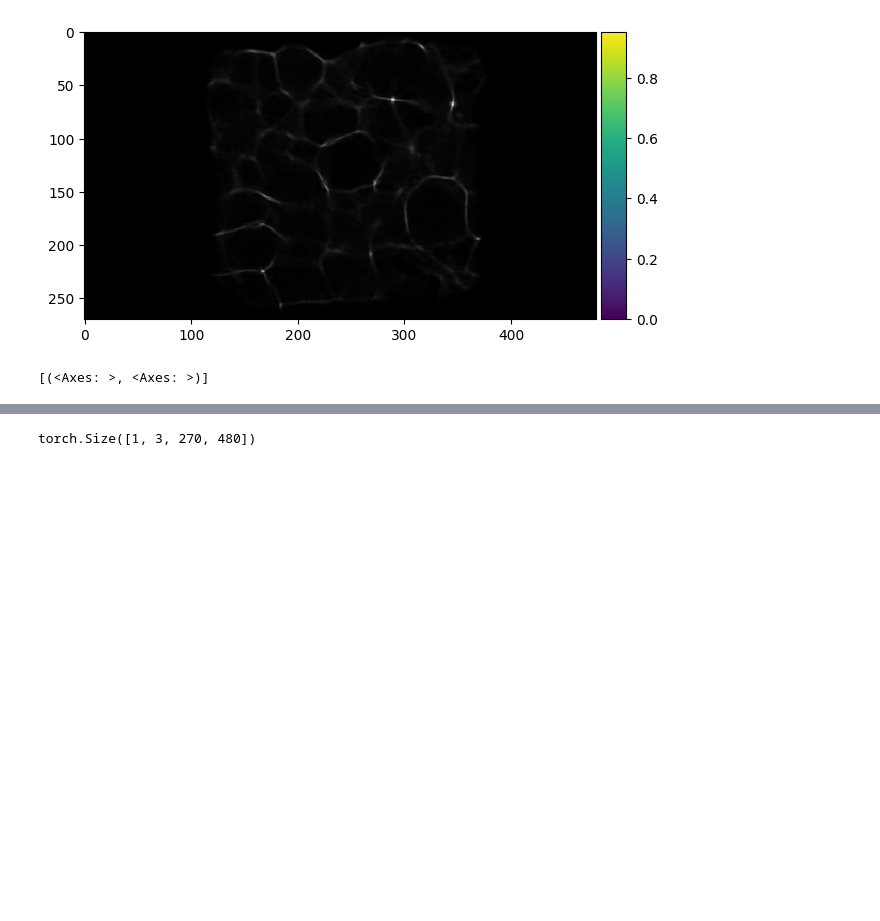
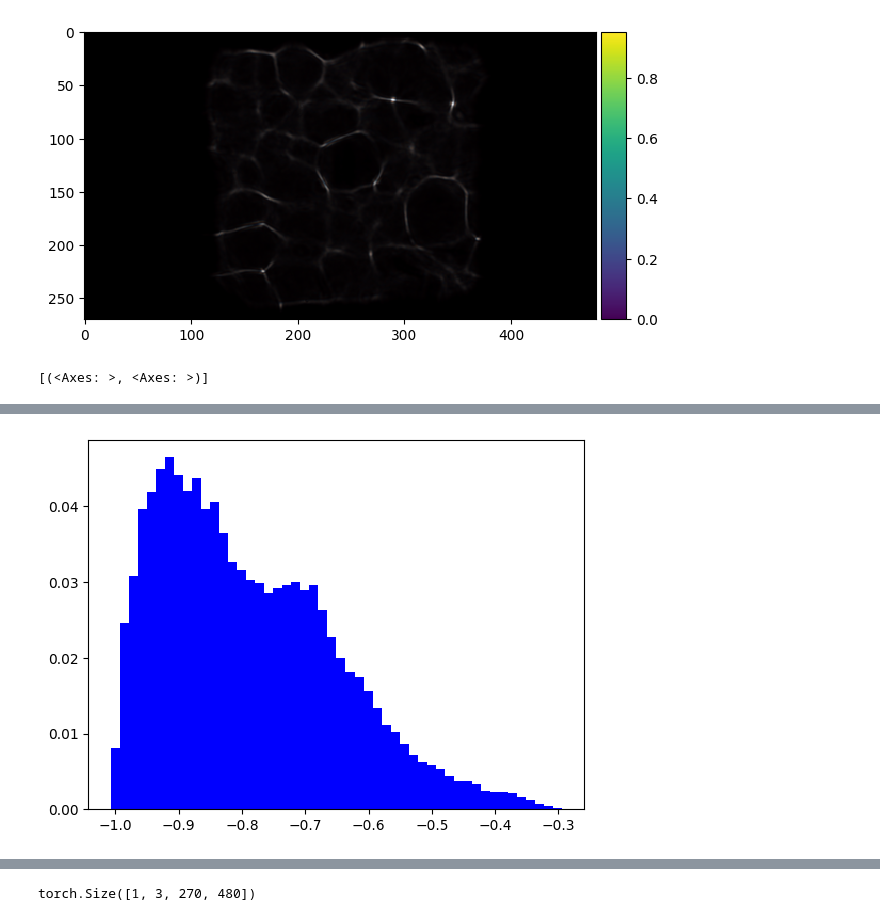
Before and after one commit to gevana/PhoCoLens, a Jupyter notebook: SVDeconv/test_weiner.ipynb, the cells around one changed output, grey strips where cells are left out. Saved outputs shown, nothing was run; the diff lists cells and outputs as text; code cells hidden in the pictures; blank space fills up the shorter version.

```diff
--- a/SVDeconv/test_weiner.ipynb
+++ b/SVDeconv/test_weiner.ipynb
@@ -81 +95,5 @@ source.shape,target.shape
+# %%
+_=plot_hist(source[0])
+# %% [output]
+[figure, added]
 # %%
```
Also changed, not shown: parts of 11 cells of this notebook.
